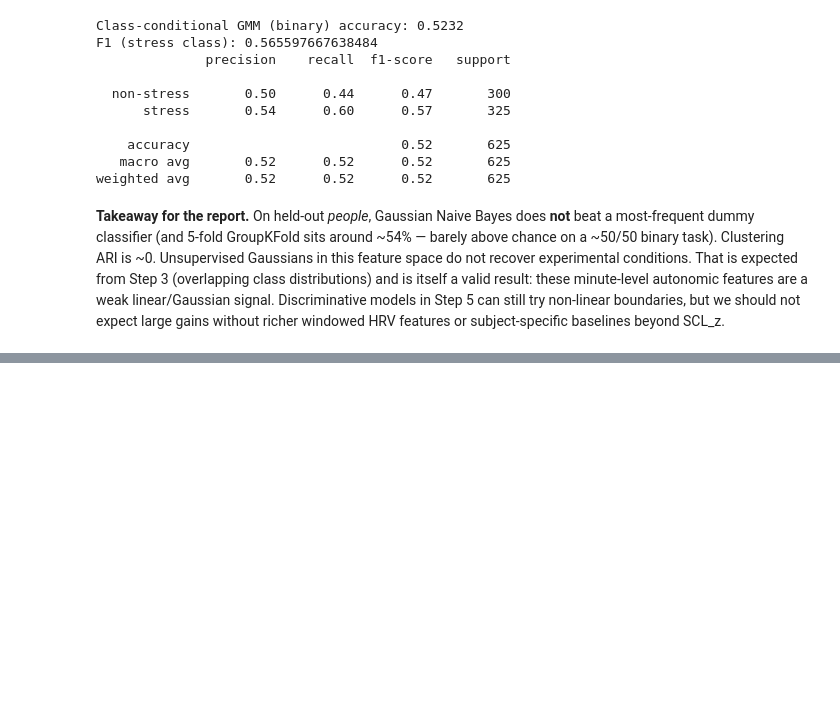
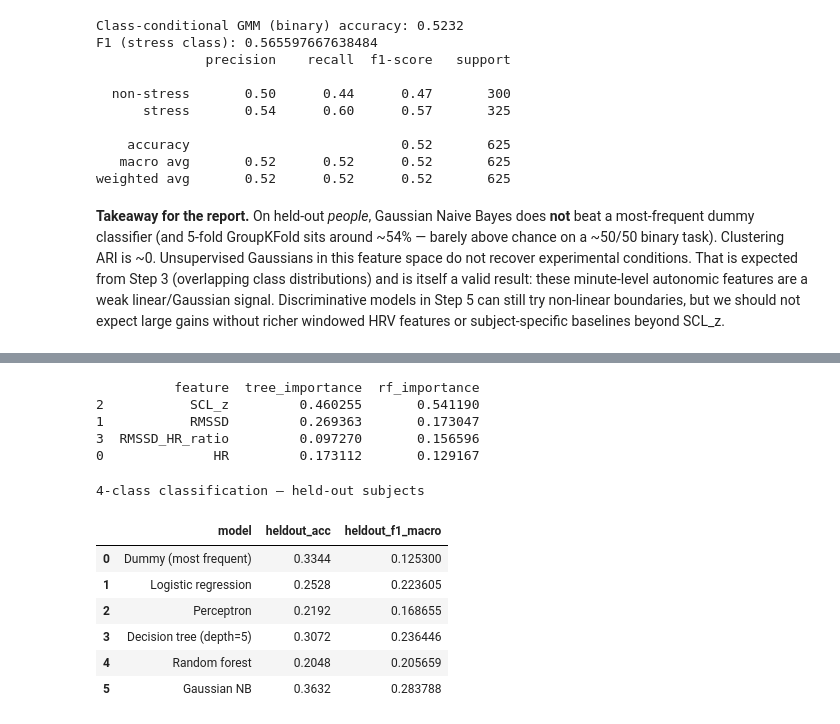
Before and after one commit to visnuanand1/F21DL-Group2, a Jupyter notebook: HRV/ML_stress.ipynb, the cells around one changed output, grey strips where cells are left out. Drawn from its saved outputs; the diff is of its cells as text; code cells hidden in the pictures; blank space fills up the shorter version.

```diff
--- a/HRV/ML_stress.ipynb
+++ b/HRV/ML_stress.ipynb
@@ -531,0 +609,46 @@ baselines beyond SCL_z.
+# %%
+tree = DecisionTreeClassifier(max_depth=5, class_weight="balanced", random_state=42)
+tree.fit(X_train, y_bin_tr)
+rf = disc_models["Random forest"]
+imp = pd.DataFrame({
+    "feature": feature_cols,
+    "tree_importance": tree.feature_importances_,
+    "rf_importance": rf.feature_importances_,
+}).sort_values("rf_importance", ascending=False)
+print(imp)
+
+fig, ax = plt.subplots(figsize=(6, 3.5))
+imp.set_index("feature")[["tree_importance", "rf_importance"]].plot(kind="barh", ax=ax)
+ax.set_title("Feature importance (binary stress task)")
+plt.tight_layout()
+plt.savefig(FIG_DIR / "09_feature_importance.png", dpi=150)
+plt.show()
+# %% [output]
+          feature  tree_importance  rf_importance
+2           SCL_z         0.460255       0.541190
+1           RMSSD         0.269363       0.173047
+3  RMSSD_HR_ratio         0.097270       0.156596
+0              HR         0.173112       0.129167
+# %%
+# 4-class held-out (same people)
+multi_rows = []
+for name, model in disc_models.items():
+    model.fit(X_train, y_multi_tr)
+    pred = model.predict(X_test)
+    multi_rows.append({
+        "model": name,
+        "heldout_acc": accuracy_score(y_multi_te, pred),
+        "heldout_f1_macro": f1_score(y_multi_te, pred, average="macro", zero_division=0),
+    })
+multi_df = pd.DataFrame(multi_rows)
+print("4-class classification — held-out subjects")
+multi_df
+# %% [output]
+4-class classification — held-out subjects
+|  | model | heldout_acc | heldout_f1_macro |
+| 0 | Dummy (most frequent) | 0.3344 | 0.125300 |
+| 1 | Logistic regression | 0.2528 | 0.223605 |
+| 2 | Perceptron | 0.2192 | 0.168655 |
+| 3 | Decision tree (depth=5) | 0.3072 | 0.236446 |
+| 4 | Random forest | 0.2048 | 0.205659 |
+| 5 | Gaussian NB | 0.3632 | 0.283788 |
```
Also changed, not shown: parts of 8 cells of this notebook, 4 other files.
